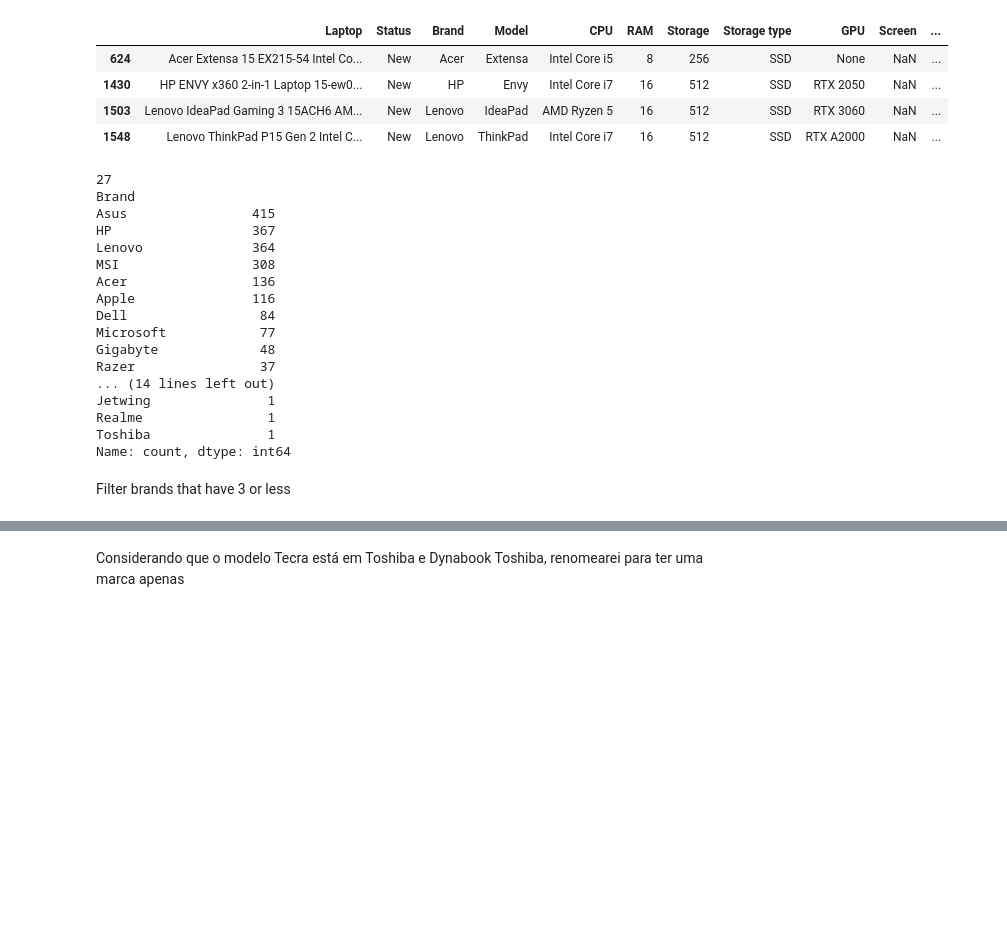
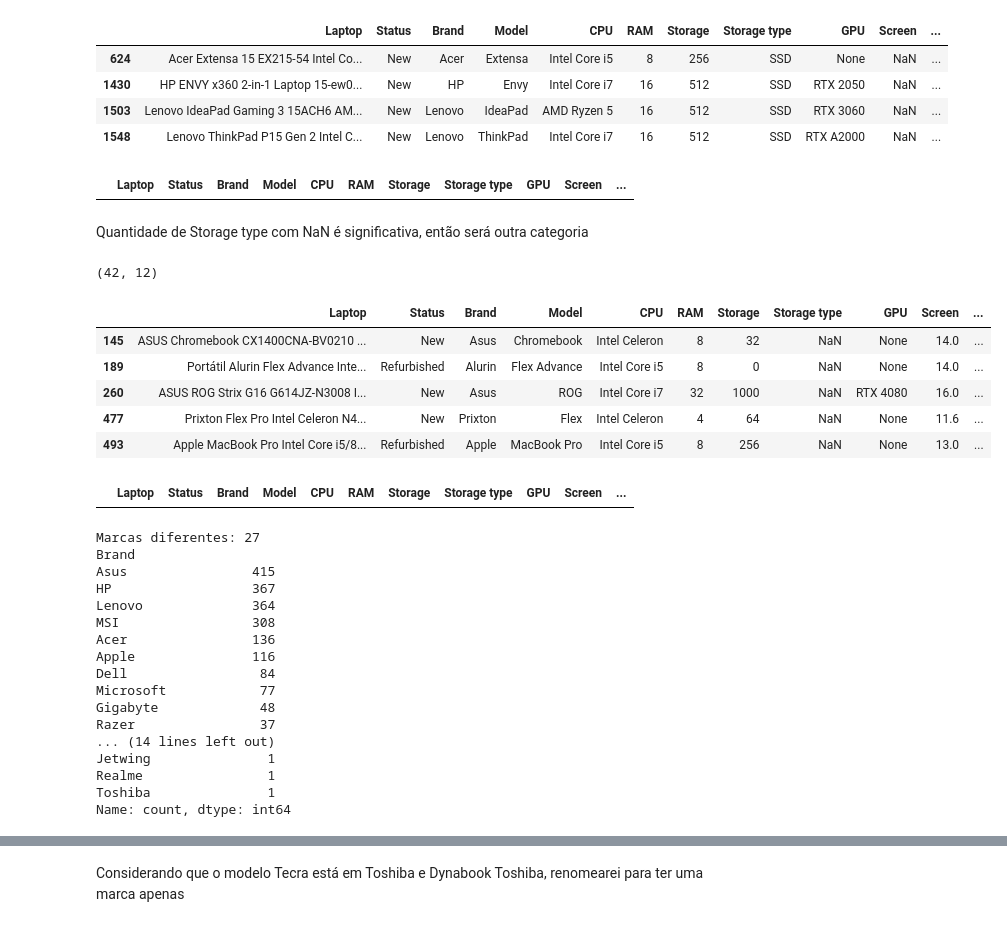
Before and after one commit to vaaaltin/MLProd, a Jupyter notebook: 2o Semestre/IML1/Atividade 1/main.ipynb, the cells around one changed output, grey strips where cells are left out. Cells and saved outputs as stored; diff of their text form; code cells hidden in the pictures; blank space fills up the shorter version.

```diff
--- a/2o Semestre/IML1/Atividade 1/main.ipynb
+++ b/2o Semestre/IML1/Atividade 1/main.ipynb
@@ -66,4 +93,25 @@ df[df['Screen'].isna()]
 | 1503 | Lenovo IdeaPad Gaming 3 15ACH6 AM... | New | Lenovo | IdeaPad | AMD Ryzen 5 | 16 | 512 | SSD | RTX 3060 | NaN | ... |
 | 1548 | Lenovo ThinkPad P15 Gen 2 Intel C... | New | Lenovo | ThinkPad | Intel Core i7 | 16 | 512 | SSD | RTX A2000 | NaN | ... |
 # %%
-df = df[df['Screen'].notna()]
+df = df.dropna(subset='Screen').reset_index(drop=True)
+df[df['Screen'].isna()]
+# %% [output]
+|  | Laptop | Status | Brand | Model | CPU | RAM | Storage | Storage type | GPU | Screen | ... |
+# %% [markdown]
+Quantidade de Storage type com NaN é significativa, então será outra categoria
+# %%
+print(df[df['Storage type'].isna()].shape)
+df[df['Storage type'].isna()].head()
+# %% [output]
+(42, 12)
+|  | Laptop | Status | Brand | Model | CPU | RAM | Storage | Storage type | GPU | Screen | ... |
+| 145 | ASUS Chromebook CX1400CNA-BV0210 ... | New | Asus | Chromebook | Intel Celeron | 8 | 32 | NaN | None | 14.0 | ... |
+| 189 | Portátil Alurin Flex Advance Inte... | Refurbished | Alurin | Flex Advance | Intel Core i5 | 8 | 0 | NaN | None | 14.0 | ... |
+| 260 | ASUS ROG Strix G16 G614JZ-N3008 I... | New | Asus | ROG | Intel Core i7 | 32 | 1000 | NaN | RTX 4080 | 16.0 | ... |
+| 477 | Prixton Flex Pro Intel Celeron N4... | New | Prixton | Flex | Intel Celeron | 4 | 64 | NaN | None | 11.6 | ... |
+| 493 | Apple MacBook Pro Intel Core i5/8... | Refurbished | Apple | MacBook Pro | Intel Core i5 | 8 | 256 | NaN | None | 13.0 | ... |
+# %%
+df['Storage type'] = df['Storage type'].fillna('None')
+df[df['Storage type'].isna()].head()
+# %% [output]
+|  | Laptop | Status | Brand | Model | CPU | RAM | Storage | Storage type | GPU | Screen | ... |
@@ -70,8 +120,8 @@ df = df[df['Screen'].notna()]
 # %%
-print(df['Brand'].nunique())
+print(f'Marcas diferentes: {df.Brand.nunique()}')
 print(df['Brand'].value_counts())
 # %% [output]
-27
+Marcas diferentes: 27
 Brand
 Asus                415
 HP                  367
@@ -88,5 +138,3 @@ Jetwing               1
 Realme                1
 Toshiba               1
 Name: count, dtype: int64
-# %% [markdown]
-Filter brands that have 3 or less
```
Also changed, not shown: parts of 45 cells of this notebook, 1 other file.
